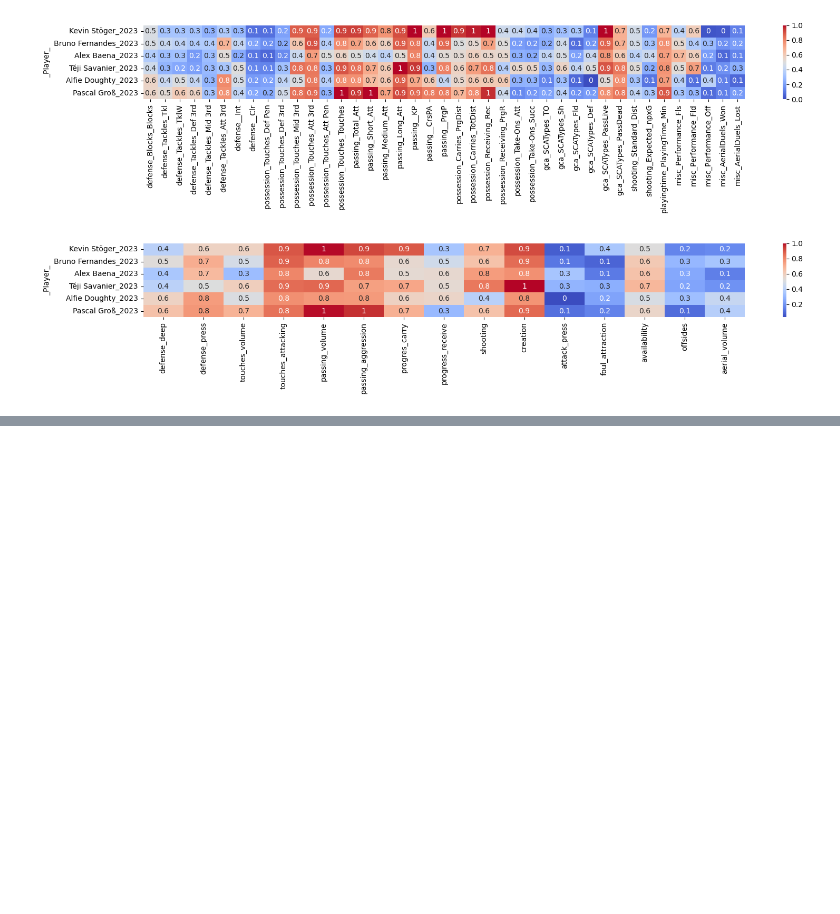
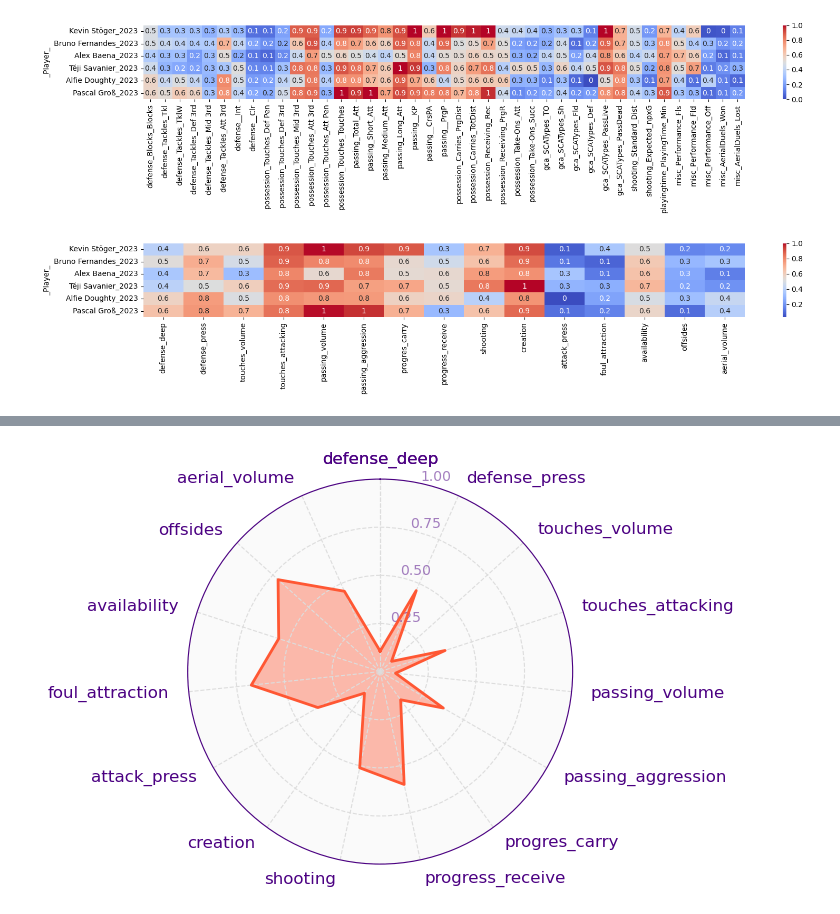
Before and after one commit to alibekk93/FM_skills_prediction, a Jupyter notebook: notebooks/03_player_similarity.ipynb, the cells around one changed output, grey strips where cells are left out. Drawn from its saved outputs; the diff is of its cells as text; code cells hidden in the pictures; blank space fills up the shorter version.

```diff
--- a/notebooks/03_player_similarity.ipynb
+++ b/notebooks/03_player_similarity.ipynb
@@ -219 +232,11 @@ def plot_team_radar(data: dict, color='#FF5733') -> None:
+# %%
+player = 'Álvaro Morata'
+season = 2022
+
+plot_data = player_data_pca_scaled.loc[f'{player}_{season}']
+# plot_data.index = [idx[0] for idx in plot_data.index.str.split('_')]
+
+plot_team_radar(plot_data.to_dict())
+# %% [output]
+[figure, added]
 # %%
```
Also changed, not shown: parts of 6 cells of this notebook.
